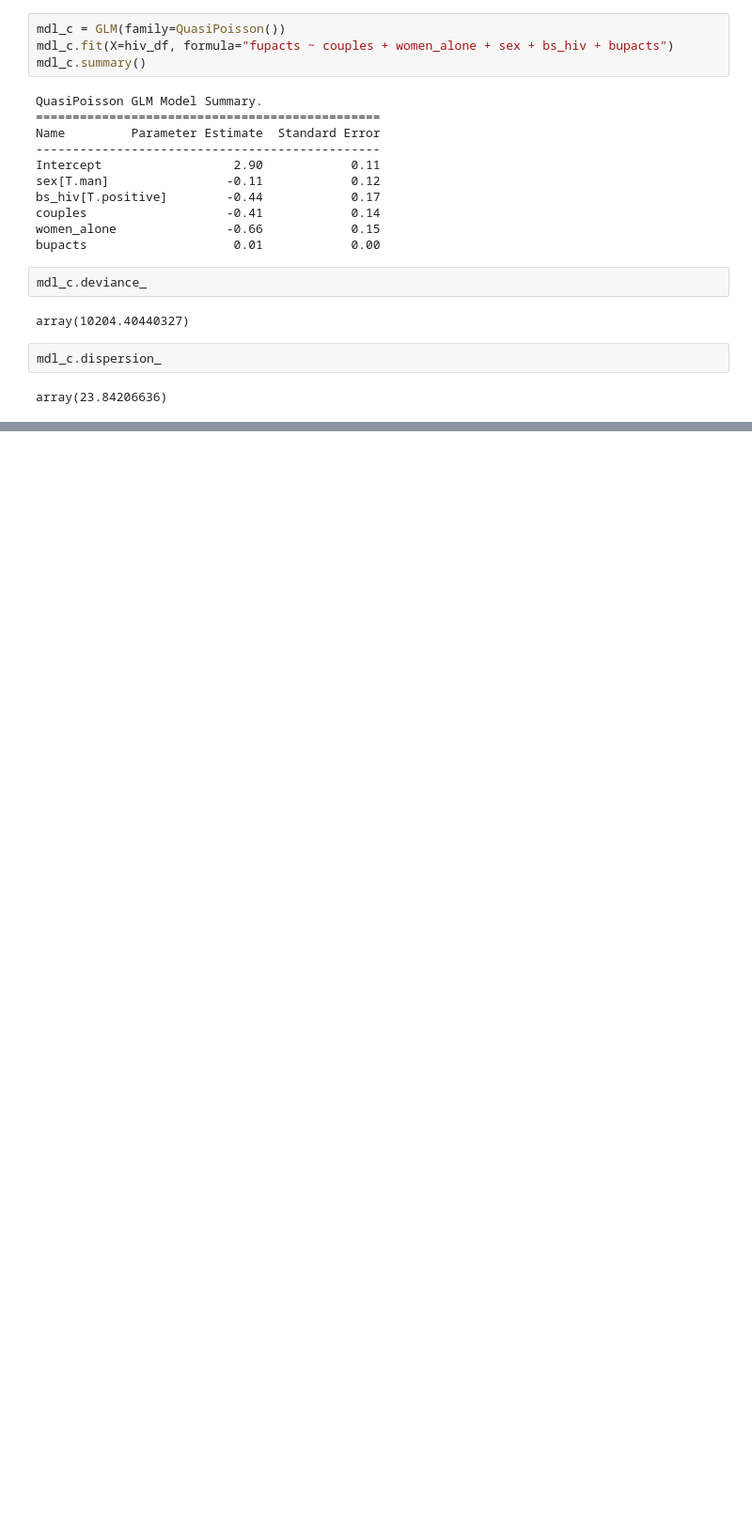
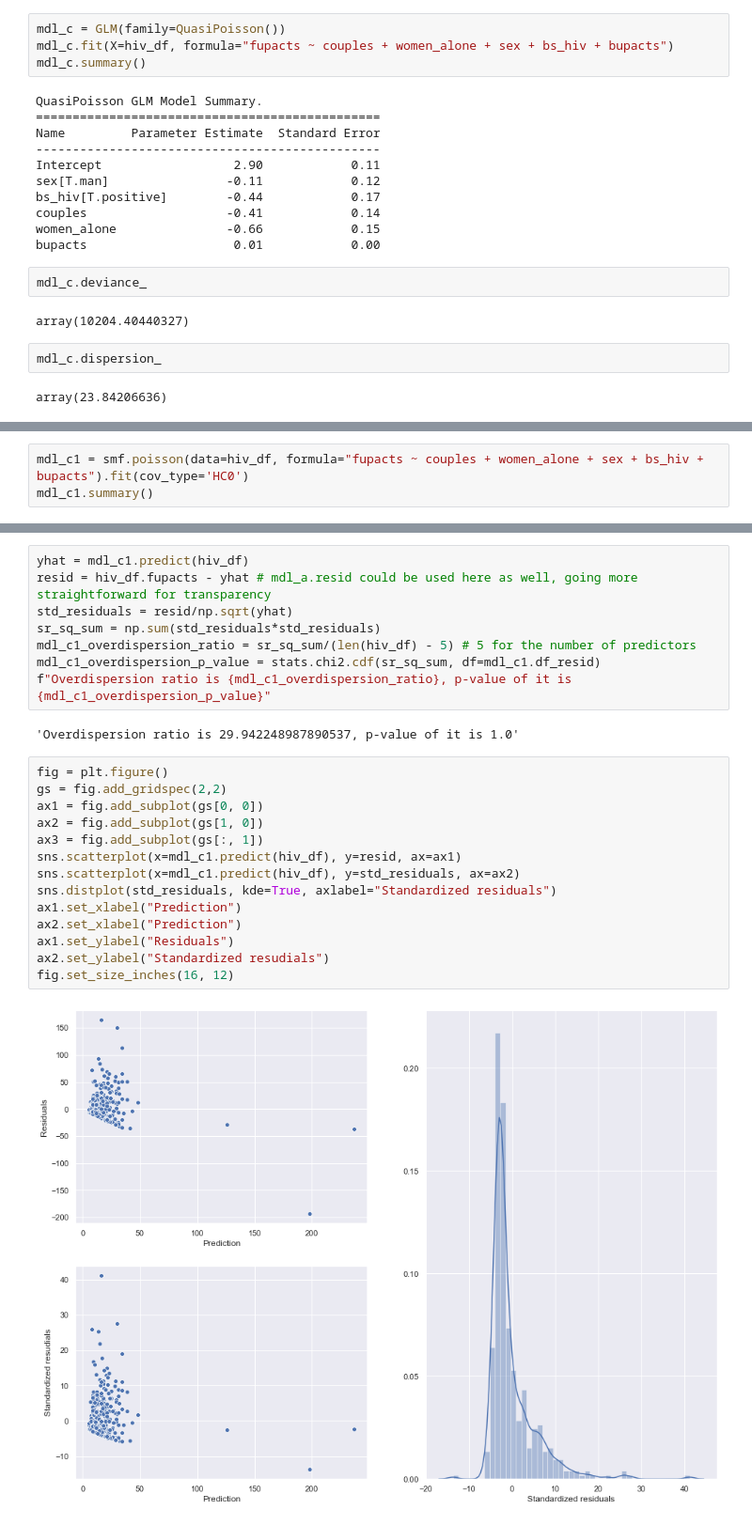
Before and after one commit to jezzarax/arm_book_exercises, a Jupyter notebook: ex61.ipynb, the cells around one changed output, grey strips where cells are left out. Shown at 94% size. Cells and saved outputs as stored; diff of their text form; blank space fills up the shorter version.

```diff
--- a/ex61.ipynb
+++ b/ex61.ipynb
@@ -138,0 +141,3 @@ array(23.84206636)
+# %%
+mdl_c1 = smf.poisson(data=hiv_df, formula="fupacts ~ couples + women_alone + sex + bs_hiv + bupacts").fit(cov_type='HC0')
+mdl_c1.summary()
@@ -138,0 +163,26 @@ array(23.84206636)
+# %%
+yhat = mdl_c1.predict(hiv_df)
+resid = hiv_df.fupacts - yhat # mdl_a.resid could be used here as well, going more straightforward for transparency
+std_residuals = resid/np.sqrt(yhat)
+sr_sq_sum = np.sum(std_residuals*std_residuals)
+mdl_c1_overdispersion_ratio = sr_sq_sum/(len(hiv_df) - 5) # 5 for the number of predictors
+mdl_c1_overdispersion_p_value = stats.chi2.cdf(sr_sq_sum, df=mdl_c1.df_resid)
+f"Overdispersion ratio is {mdl_c1_overdispersion_ratio}, p-value of it is {mdl_c1_overdispersion_p_value}"
+# %% [output]
+'Overdispersion ratio is 29.942248987890537, p-value of it is 1.0'
+# %%
+fig = plt.figure()
+gs = fig.add_gridspec(2,2)
+ax1 = fig.add_subplot(gs[0, 0])
+ax2 = fig.add_subplot(gs[1, 0])
+ax3 = fig.add_subplot(gs[:, 1])
+sns.scatterplot(x=mdl_c1.predict(hiv_df), y=resid, ax=ax1)
+sns.scatterplot(x=mdl_c1.predict(hiv_df), y=std_residuals, ax=ax2)
+sns.distplot(std_residuals, kde=True, axlabel="Standardized residuals")
+ax1.set_xlabel("Prediction")
+ax2.set_xlabel("Prediction")
+ax1.set_ylabel("Residuals")
+ax2.set_ylabel("Standardized resudials")
+fig.set_size_inches(16, 12)
+# %% [output]
+[figure, added]
```
Also changed, not shown: parts of 5 cells of this notebook, 4 other files.
